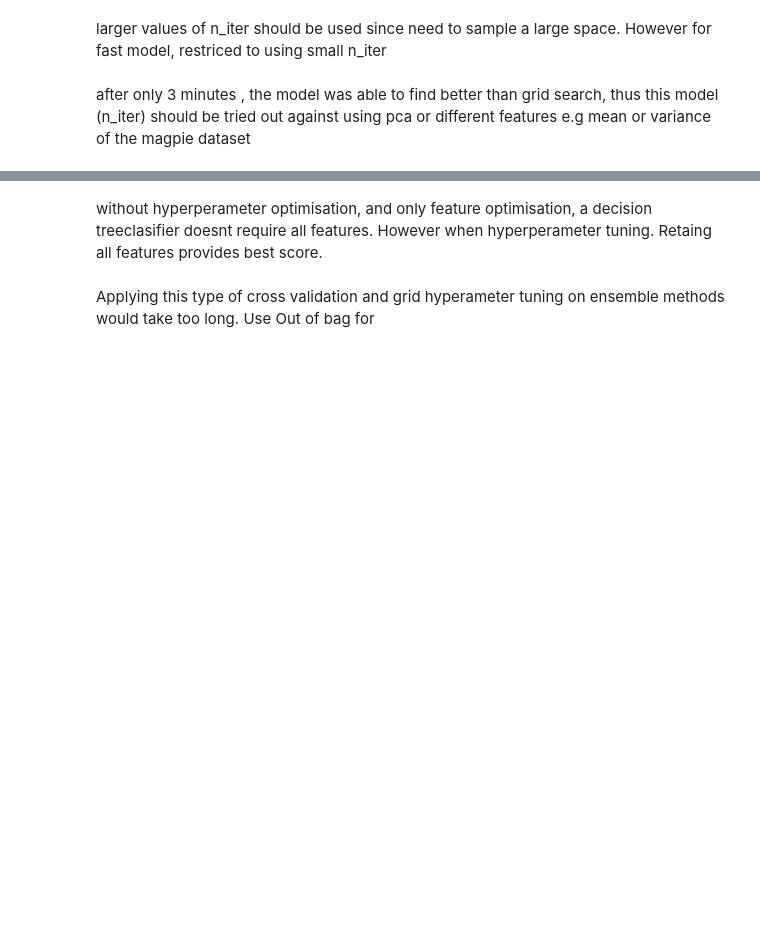
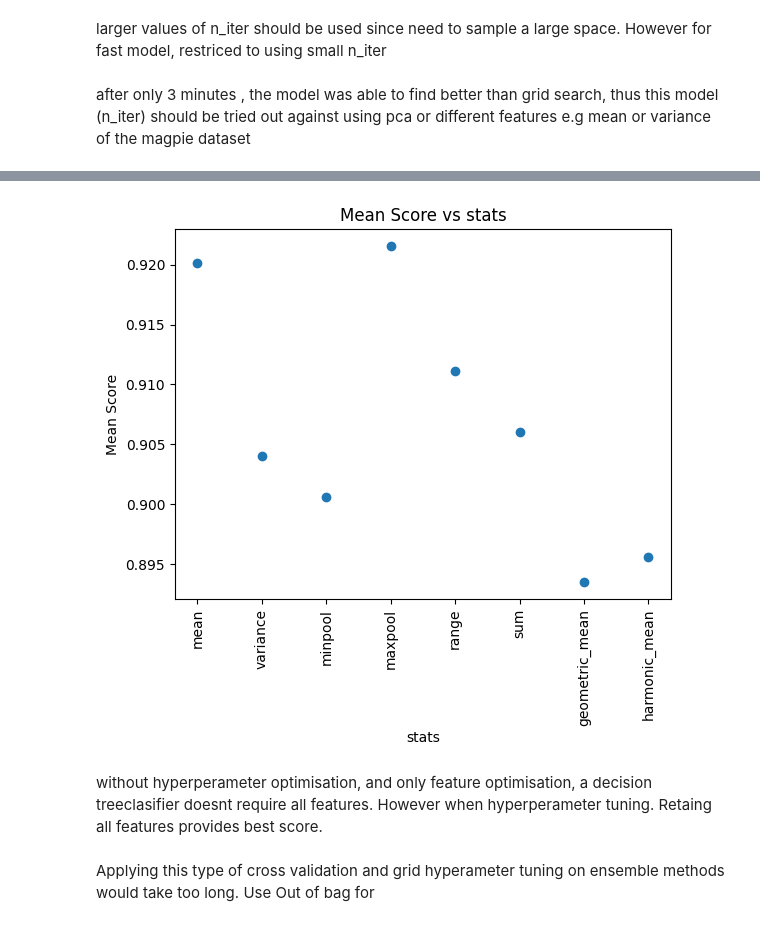
Before and after one commit to markzangwill/test3, a Jupyter notebook: Lecture9.ipynb, the cells around one changed output, grey strips where cells are left out. Saved outputs shown, nothing was run; the diff lists cells and outputs as text; code cells hidden in the pictures; blank space fills up the shorter version.

```diff
--- a/Lecture9.ipynb
+++ b/Lecture9.ipynb
@@ -562,7 +562,7 @@ after only 3 minutes , the model was able to find better than grid search, thus
 # %%
 #change the stats used in the embedding scheme
 
-stats = ["mean", "maxpool", "variance","minpool", "maxpool", "sum"]
+stats = ["mean", "variance", "minpool","maxpool", "range","sum", "geometric_mean", "harmonic_mean"]
 mean_scores = []
 for stat in stats:
   featurised_df, X, y = featurise(df, "magpie", stat)
@@ -578,7 +586,10 @@ Featurising compositions...
 # %%
-plt.plot(stats, mean_scores, label='Mean Score')
+plt.scatter(stats, mean_scores)
+#set the x axis with every stat written sideways
+plt.xticks(stats, rotation=90)
 plt.xlabel('stats')
 plt.ylabel('Mean Score')
 plt.title('Mean Score vs stats')
-plt.legend()
 plt.show()
+# %% [output]
+[figure, added]
```
Also changed, not shown: parts of 6 cells of this notebook.
